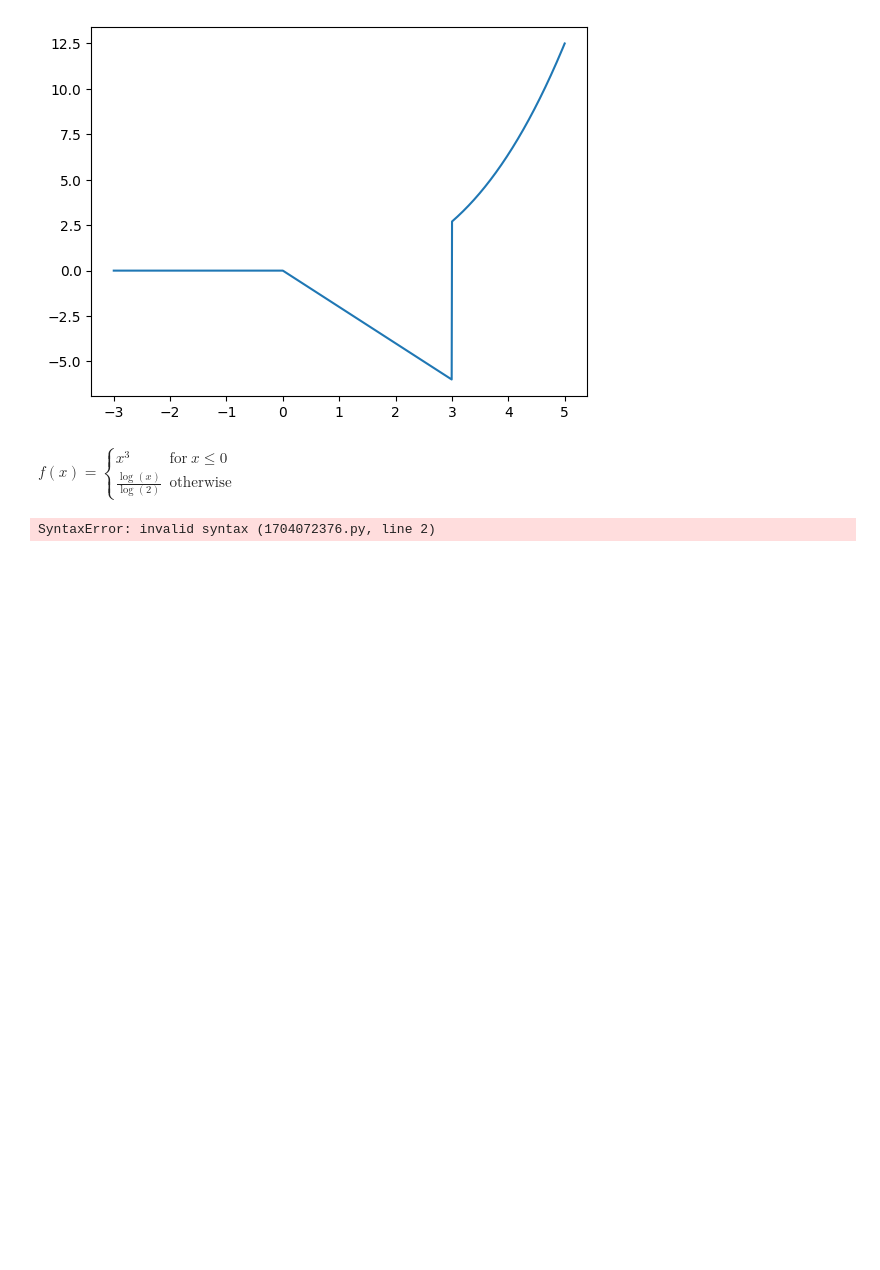
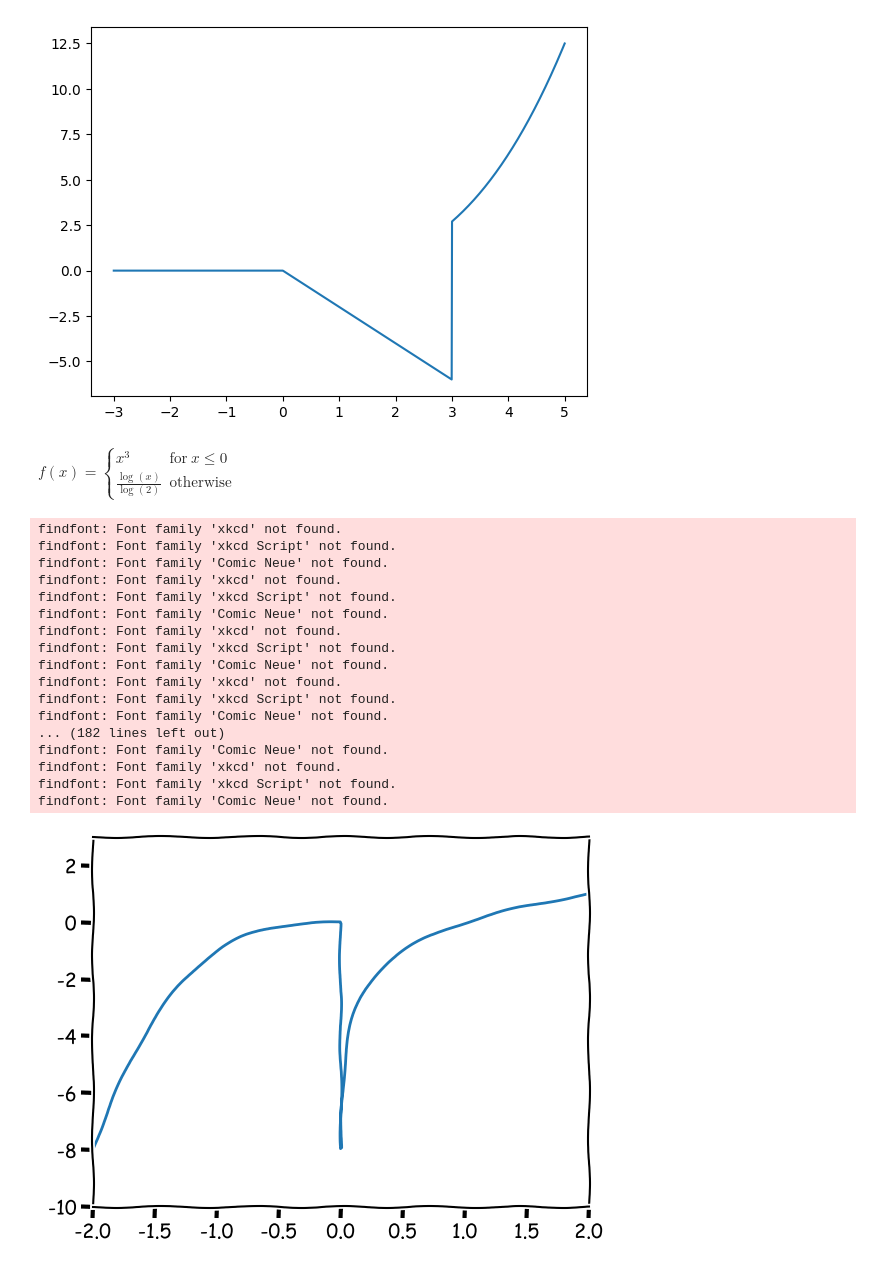
Before and after one commit to yaowenqiang/master_math_by_coding_in_python, a Jupyter notebook: calculus.ipynb, the cells around one changed output. Saved outputs shown, nothing was run; the diff lists cells and outputs as text; code cells hidden in the pictures; blank space fills up the shorter version.

```diff
--- a/calculus.ipynb
+++ b/calculus.ipynb
@@ -106,10 +106,27 @@ display(Math('f(x) = ' + sym.latex(fx)))
 $\displaystyle f(x) = \begin{cases} x^{3} & \text{for}\: x \leq 0 \\\frac{\log{\left(x \right)}}{\log{\left(2 \right)}} & \text{otherwise} \end{cases}$
 # %%
 fxx =sym.lambdify(x,fx)
-widht plt.xkcd():
+with plt.xkcd():
     plt.plot(xx,fxx(xx))
     plt.xlim([-2,2])
     plt.ylim([-10,3])
 plt.show()
 # %% [output]
-SyntaxError: invalid syntax (1704072376.py, line 2)
+findfont: Font family 'xkcd' not found.
+findfont: Font family 'xkcd Script' not found.
+findfont: Font family 'Comic Neue' not found.
+findfont: Font family 'xkcd' not found.
+findfont: Font family 'xkcd Script' not found.
+findfont: Font family 'Comic Neue' not found.
+findfont: Font family 'xkcd' not found.
+findfont: Font family 'xkcd Script' not found.
+findfont: Font family 'Comic Neue' not found.
+findfont: Font family 'xkcd' not found.
+findfont: Font family 'xkcd Script' not found.
+findfont: Font family 'Comic Neue' not found.
+... (182 lines left out)
+findfont: Font family 'Comic Neue' not found.
+findfont: Font family 'xkcd' not found.
+findfont: Font family 'xkcd Script' not found.
+findfont: Font family 'Comic Neue' not found.
+[figure, added]
```
Also changed, not shown: 2 other files.
